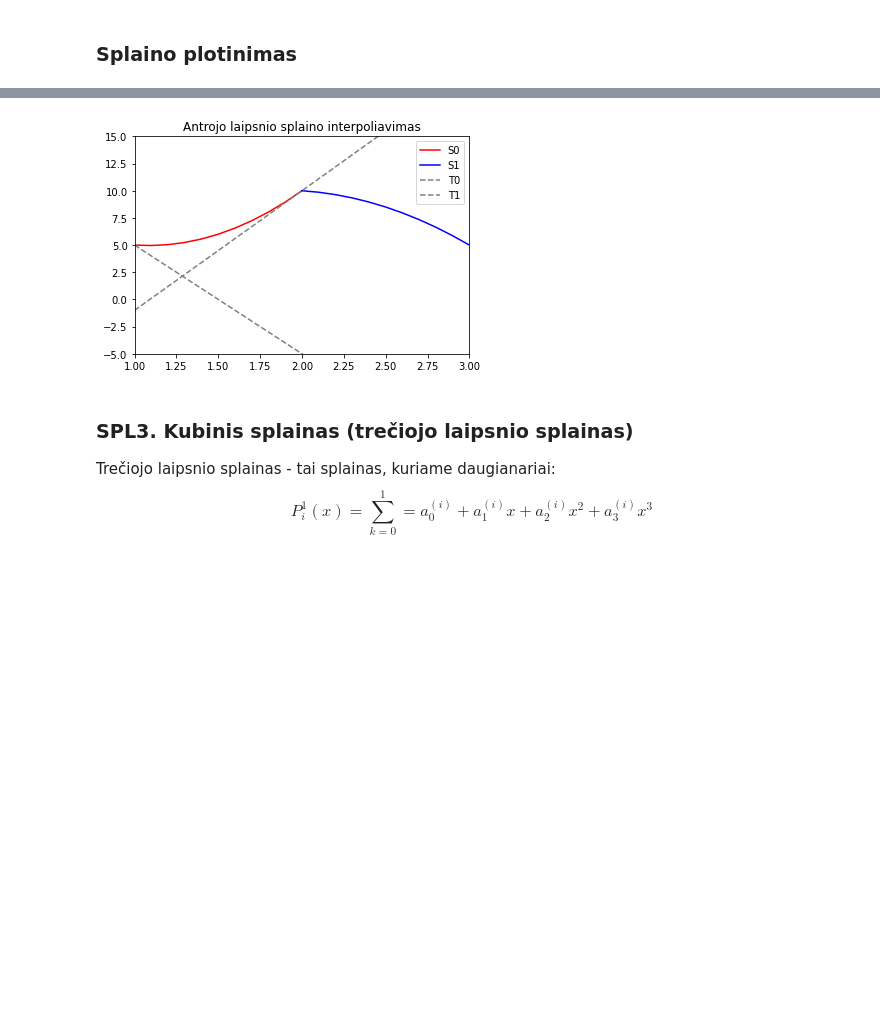
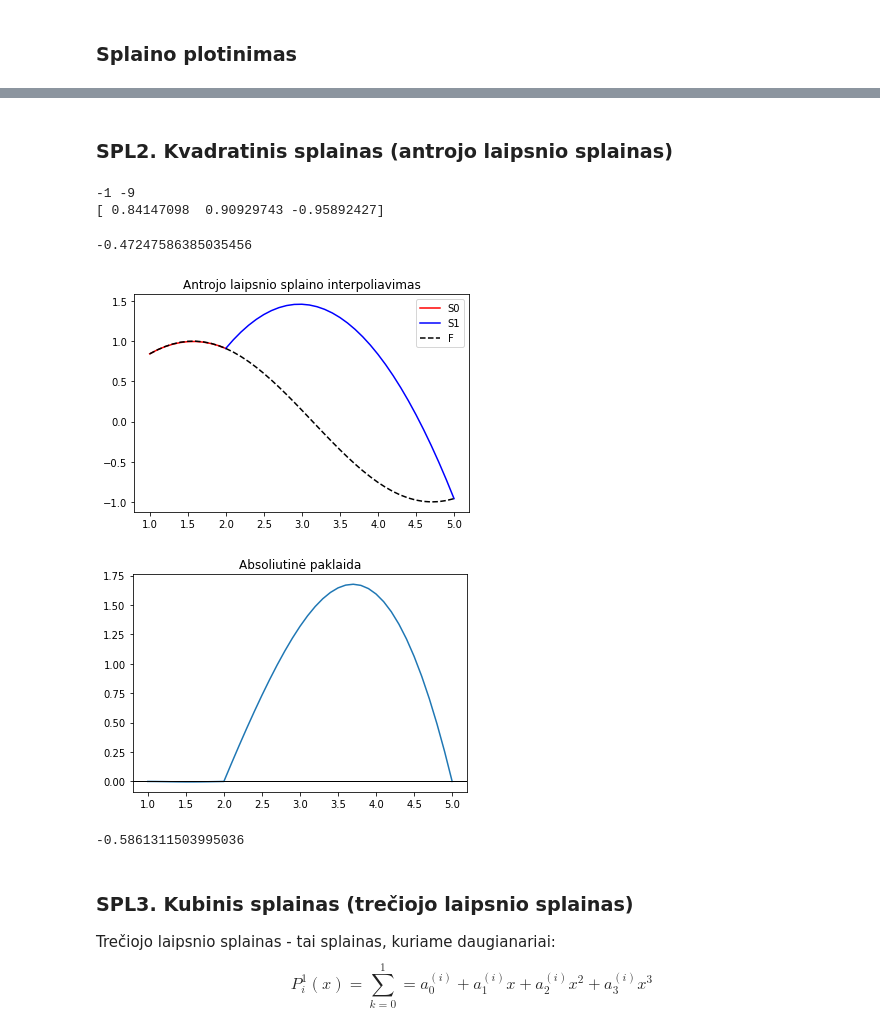
Before and after one commit to MilaSong/Numerical_analysis, a Jupyter notebook: Interpoliavimas_splainais.ipynb, the cells around one changed output, grey strips where cells are left out. Saved outputs shown, nothing was run; the diff lists cells and outputs as text; code cells hidden in the pictures; blank space fills up the shorter version.

```diff
--- a/Interpoliavimas_splainais.ipynb
+++ b/Interpoliavimas_splainais.ipynb
@@ -13,9 +13,9 @@ import matplotlib.pyplot as plt
 import warnings
 %matplotlib inline
 # %%
-x = np.array([0, np.pi/2, 4,5,6,7])
+x = np.array([1,2,3,4,5,6])
 #y = np.array([4,3,5,-3,0,2]) # Use if there is no function
-f = lambda t: np.sin(t)
+f = lambda t: np.log(t)
 y = f(x) # Use if there is a function
 n = len(x)
 I = np.arange(0,n-1)
@@ -131,35 +79,38 @@ $$ \Delta_0 =  -(x_0 - x_1)^2  \quad \Delta_1 = -(x_1 - x_2)^2$$
+# %% [markdown]
+### SPL2. Kvadratinis splainas (antrojo laipsnio splainas)
 # %%
-x = np.array([1,2,3])
-#f = lambda t: np.sin(t)
-#y = f(x)
-y = np.array([5,10,5])
-d0 = -10
+x = np.array([1, 2, 5])
+f = lambda t: np.sin(t)
+y = f(x)
+#y = np.array([5,10,5])
+d0 = np.cos(x[0])
 
 delta0 = -(x[0] - x[1])**2
 delta1 = -(x[1] - x[2])**2
 
+print(delta0, delta1)
 def a_0(X, Y, D0):
-    a = [[Y[0], X[0], (X[0])**2], [Y[1], X[1], (X[1])**2], [D0, 1, 2*X[0]]]
+    a = [[Y[0], X[0], (X[0])**2], [Y[1], X[1], (X[1])**2], [d0, 1, 2*X[0]]]
     return (1/D0) * np.linalg.det(a)
 
 def a_1(X, Y, D0):
-    a = [[1, Y[0], (X[0])**2], [1, Y[1], (X[1])**2], [0, D0, 2*X[0]]]
+    a = [[1, Y[0], (X[0])**2], [1, Y[1], (X[1])**2], [0, d0, 2*X[0]]]
     return (1/D0) * np.linalg.det(a)
 
 def a_2(X, Y, D0):
-    a = [[1, X[0], Y[0]], [1, X[1], Y[1]], [0, 1, D0]]
+    a = [[1, X[0], Y[0]], [1, X[1], Y[1]], [0, 1, d0]]
     return (1/D0) * np.linalg.det(a)
 
 def a_01(X, Y, D1):
-    a = [[Y[1], X[1], (X[1]**2)], [Y[2], X[2], (X[2]**2)], [D1, 1, 2*X[1]]]
+    a = [[Y[1], X[1], (X[1]**2)], [Y[2], X[2], (X[2]**2)], [d1, 1, 2*X[1]]]
     return (1/D1) * np.linalg.det(a)
 
 def a_11(X, Y, D1):
-    a = [[1, Y[1], (X[1]**2)], [1, Y[2], (X[2]**2)], [0, D1, 2*X[1]]]
+    a = [[1, Y[1], (X[1]**2)], [1, Y[2], (X[2]**2)], [0, d1, 2*X[1]]]
     return (1/D1) * np.linalg.det(a)
 
 def a_21(X, Y, D1):
-    a = [[1, X[1], Y[1]], [1, X[2], Y[2]], [0, 1, D1]]
+    a = [[1, X[1], Y[1]], [1, X[2], Y[2]], [0, 1, d1]]
     return (1/D1) * np.linalg.det(a)
 
 def plot_spline_nof(t_0, t_1, t_, S_0, S_1, T_0, T_1, xlim_min, xlim_max):
@@ -176,7 +127,7 @@ def plot_spline_nof(t_0, t_1, t_, S_0, S_1, T_0, T_1, xlim_min, xlim_max):
 def plot_spline_f(t_0, t_1, t_, S_0, S_1, T_0, T_1, xlim_min, xlim_max):
     offset = 0.2
     plt.title("Antrojo laipsnio splaino interpoliavimas")
-    plt.axis([xlim_min - offset, xlim_max + offset, 0, 1]) #optional zooming in graph
+    #plt.axis([xlim_min - offset, xlim_max + offset, 0, 1]) #optional zooming in graph
     plt.plot(t_0, S_0, color='r')
     plt.plot(t_1, S_1, color='b')
     plt.plot(t, f(t), 'black', linestyle='dashed')
@@ -191,31 +142,40 @@ def error_plot(_t, s_err):
     plt.plot(_t, s_err)
     plt.axhline(y=0, color='black', linewidth=1)
     plt.show()
+
+print(f(x))
+# %% [output]
+-1 -9
+[ 0.84147098  0.90929743 -0.95892427]
 # %%
 a0 = a_0(x, y, delta0)
 a1 = a_1(x, y, delta0)
 a2 = a_2(x, y, delta0)
 a01 = a_01(x, y, delta1)
 a11 = a_11(x, y, delta1)
 a21 = a_21(x, y, delta1)
 
 d1 = a1 + (2*a2*x[1])
-
+print(a2)
 t0 = np.arange(x[0], x[1]+0.1, 0.1)
 t1 = np.arange(x[1], x[2]+0.1, 0.1)
 t = np.arange(x[0], x[2]+0.1, 0.1)
 S0 = lambda t: a0 + (a1 * t) + (a2*(t**2))
 S1 = lambda t: a01 + (a11 * t) + (a21*(t**2))
 T0 = lambda t: d0 * (t - x[0]) + y[0]
 T1 = lambda t: d1 * (t - x[1]) + y[1]
 
-#plot_spline_f(t0, t1, t, S0(t0), S1(t1), T0(t), T1(t), x[0], x[-1])
-plot_spline_nof(t0, t1, t, S0(t0), S1(t1), T0(t), T1(t), x[0], x[-1])
+plot_spline_f(t0, t1, t, S0(t0), S1(t1), T0(t), T1(t), x[0], x[-1])
+#plot_spline_nof(t0, t1, t, S0(t0), S1(t1), T0(t), T1(t), x[0], x[-1])
 
 S_err = np.concatenate((error_f(S0(t0), f(t0))[:-1], error_f(S1(t1), f(t1))))
-#error_plot(t, S_err) # plot only if there is a function
+error_plot(t, S_err) # plot only if there is a function
+print(a21)
 # %% [output]
+-0.47247586385035456
-[figure, old version]
+[figure, new version]
+[figure, added]
+-0.5861311503995036
 # %% [markdown]
 ### SPL3. Kubinis splainas (trečiojo laipsnio splainas)
 Trečiojo laipsnio splainas - tai splainas, kuriame daugianariai:
```
Also changed, not shown: parts of 4 cells of this notebook, 2 other files.
